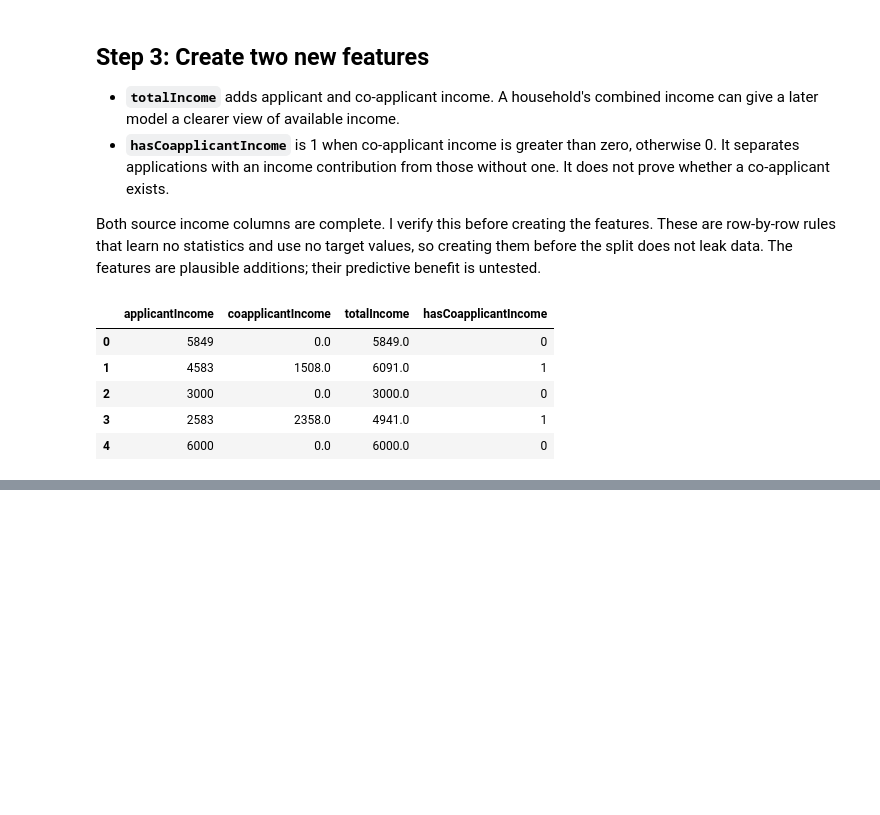
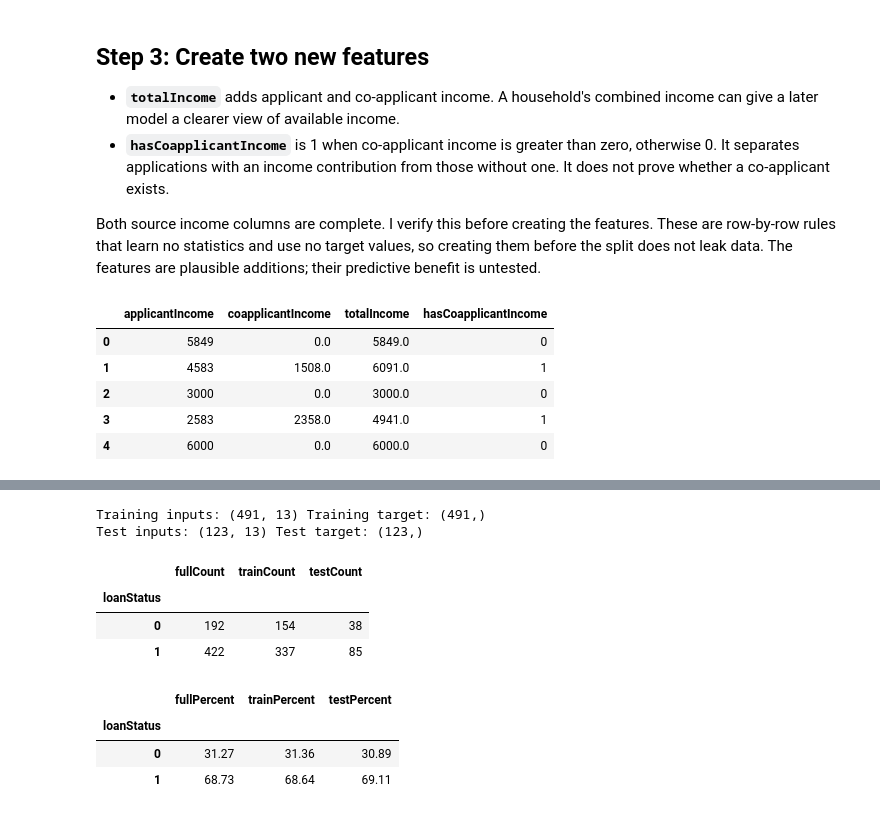
Before and after one commit to fayzliaqat/week2-data-preparation, a Jupyter notebook: week2_data_preparation.ipynb, the cells around one changed output, grey strips where cells are left out. Drawn from its saved outputs; the diff is of its cells as text; code cells hidden in the pictures; blank space fills up the shorter version.

```diff
--- a/week2_data_preparation.ipynb
+++ b/week2_data_preparation.ipynb
@@ -306,0 +312,8 @@ display(loanData[[
+# %%
+X = loanData.drop(columns="loanStatus")
+y = loanData["loanStatus"].map({"N": 0, "Y": 1}).rename("loanStatus")
+assert y.notna().all()
+
+print("Input shape:", X.shape)
+print("Target shape:", y.shape)
+print("Target mapping: 0 = not approved, 1 = approved")
@@ -306,0 +329,31 @@ display(loanData[[
+# %%
+XTrainRaw, XTestRaw, y_train, y_test = train_test_split(
+    X, y, test_size=0.20, random_state=42, stratify=y
+)
+
+print("Training inputs:", XTrainRaw.shape, "Training target:", y_train.shape)
+print("Test inputs:", XTestRaw.shape, "Test target:", y_test.shape)
+
+classCounts = pd.DataFrame({
+    "fullCount": y.value_counts(),
+    "trainCount": y_train.value_counts(),
+    "testCount": y_test.value_counts()
+}).sort_index()
+classProportions = pd.DataFrame({
+    "fullPercent": y.value_counts(normalize=True) * 100,
+    "trainPercent": y_train.value_counts(normalize=True) * 100,
+    "testPercent": y_test.value_counts(normalize=True) * 100
+}).sort_index().round(2)
+display(classCounts)
+display(classProportions)
+# %% [output]
+Training inputs: (491, 13) Training target: (491,)
+Test inputs: (123, 13) Test target: (123,)
+|  | fullCount | trainCount | testCount |
+| loanStatus |  |  |  |
+| 0 | 192 | 154 | 38 |
+| 1 | 422 | 337 | 85 |
+|  | fullPercent | trainPercent | testPercent |
+| loanStatus |  |  |  |
+| 0 | 31.27 | 31.36 | 30.89 |
+| 1 | 68.73 | 68.64 | 69.11 |
```
Also changed, not shown: parts of 11 cells of this notebook, 5 other files.
